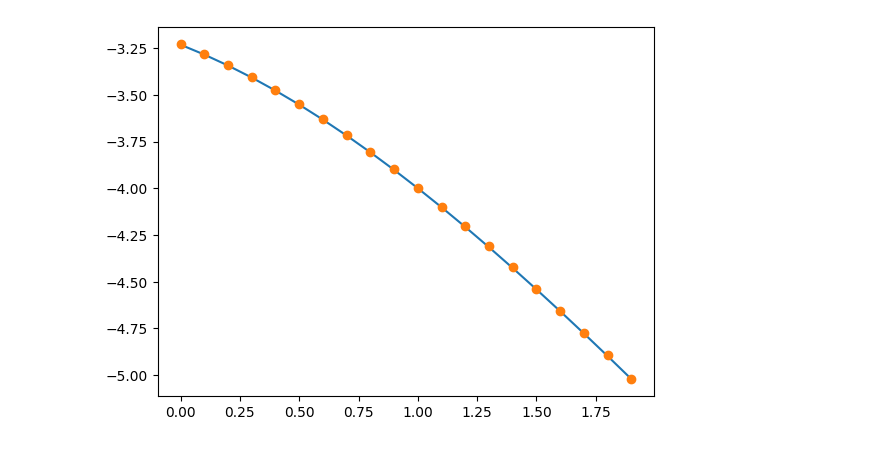
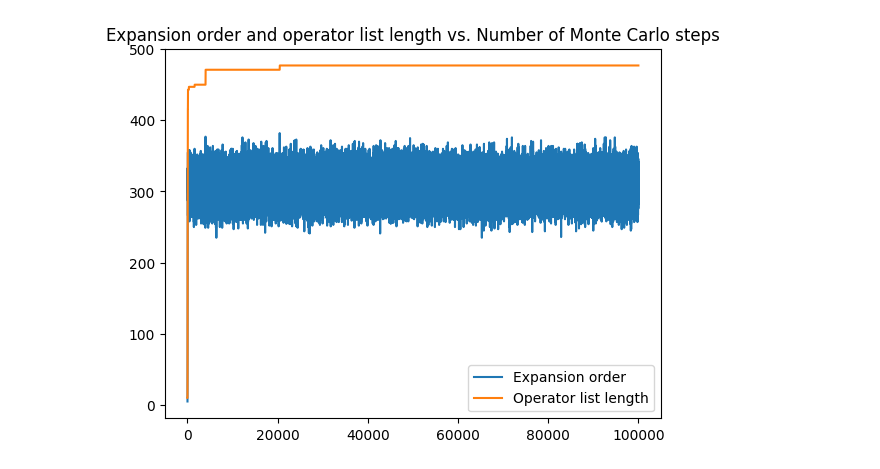
Before and after one commit to BenKarcher/montecarlo, a Jupyter notebook: exact.ipynb, the cells around one changed output. Cells and saved outputs as stored; diff of their text form; code cells hidden in the pictures.

```diff
--- a/exact.ipynb
+++ b/exact.ipynb
@@ -96,7 +82,9 @@ plt.errorbar(js,magnetizations,yerr=deltaMs,fmt="o")
-# %%
-es=[energy(2,2,16,j) for j in js]
-plt.plot(js,es)
-plt.errorbar(js,energies,yerr=deltaEs,fmt="o")
-plt.show()
-# %% [output]
-[figure, removed]
+# %%
+data=np.loadtxt("question8.csv",delimiter=",")
+plt.plot(data[:,0],label="Expansion order")
+plt.plot(data[:,1],label="Operator list length")
+plt.title("Expansion order and operator list length vs. Number of Monte Carlo steps")
+plt.legend()
+plt.show()
+# %% [output]
+[figure, added]
```
Also changed, not shown: parts of 5 cells of this notebook, 14 other files.
